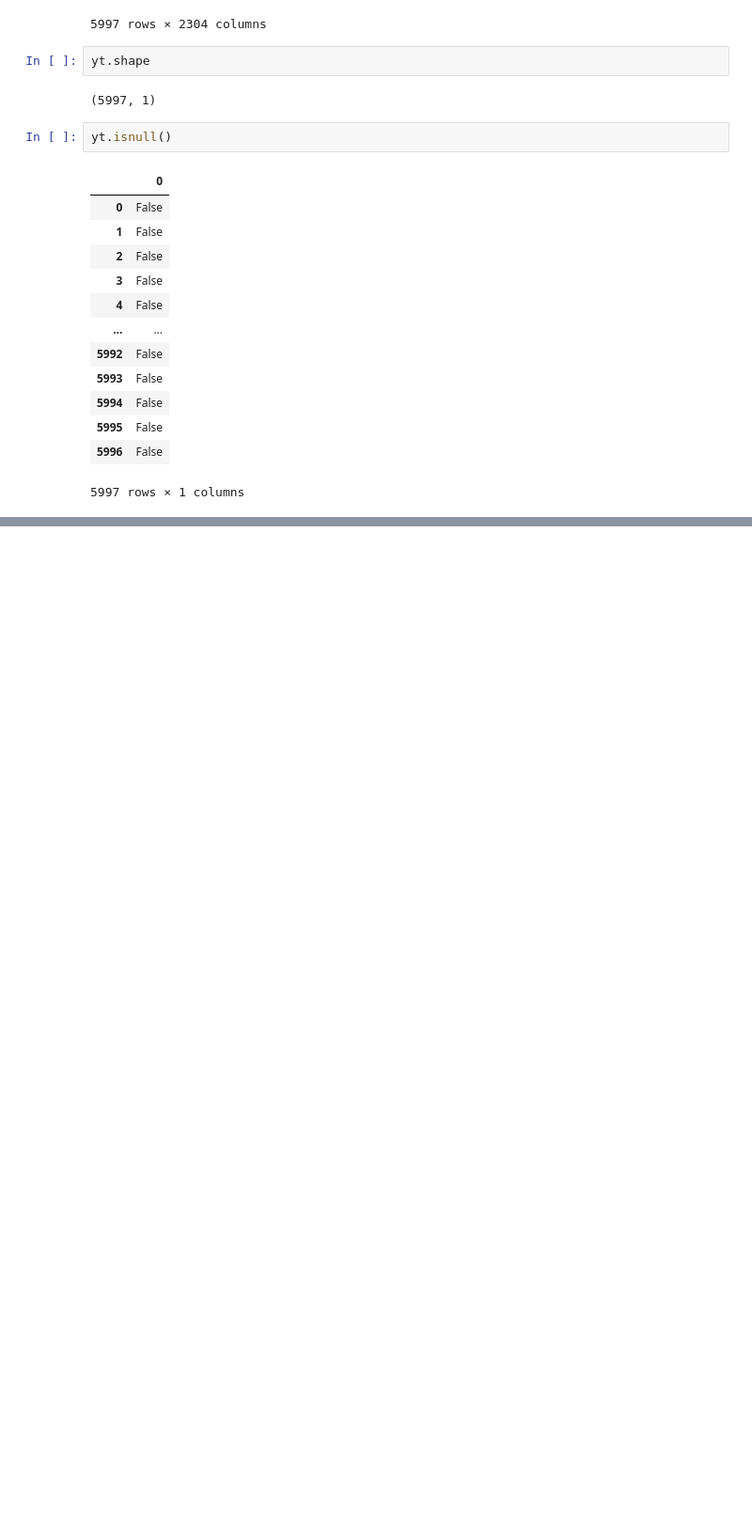
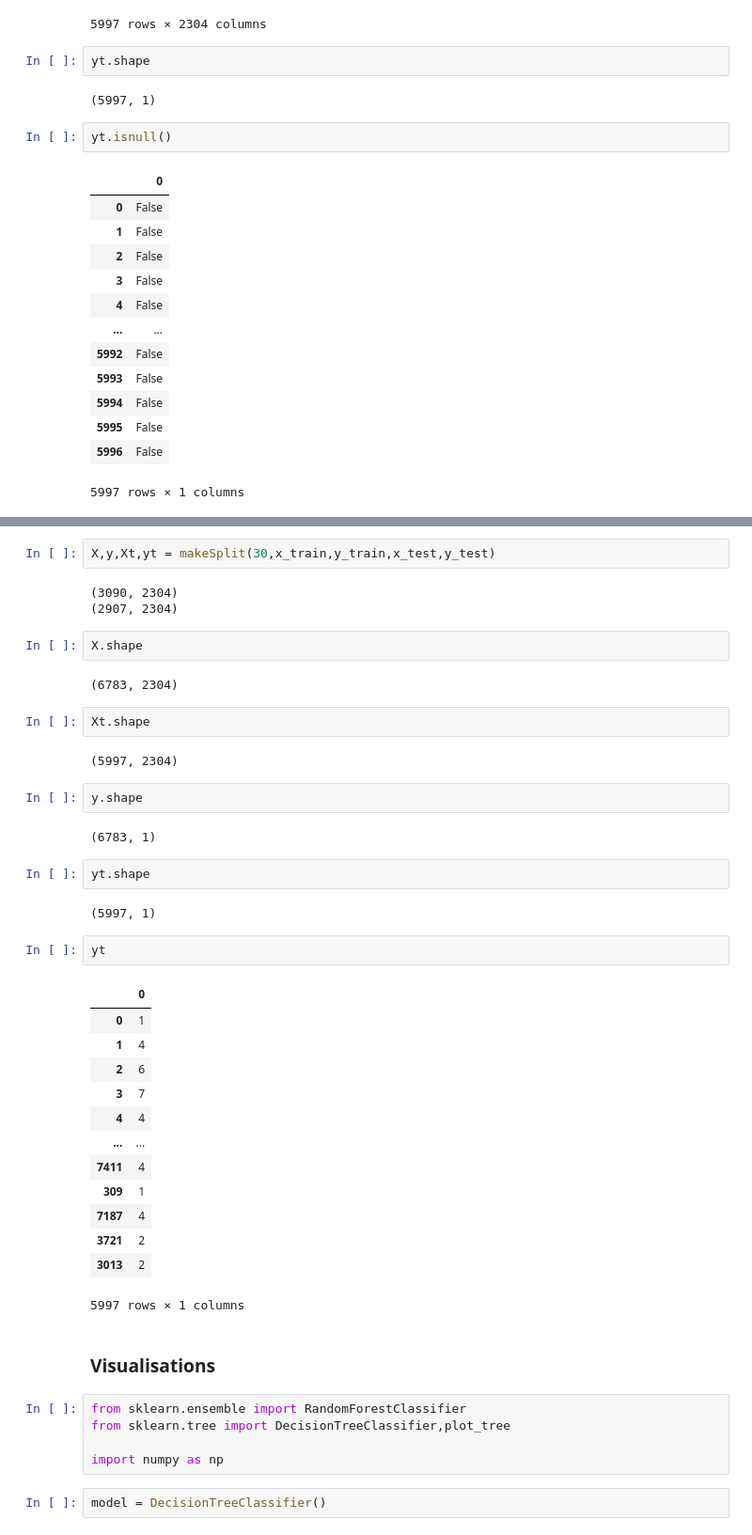
Before and after one commit to Suhail270/DMML_Part3, a Jupyter notebook: newDatasets.ipynb, the cells around one changed output, grey strips where cells are left out. Shown: that part at 94% size. Drawn from its saved outputs; the diff is of its cells as text; blank space fills up the shorter version.

```diff
--- a/newDatasets.ipynb
+++ b/newDatasets.ipynb
@@ -592,0 +610,46 @@ yt.isnull()
+# %%
+X,y,Xt,yt = makeSplit(30,x_train,y_train,x_test,y_test)
+# %% [output]
+(3090, 2304)
+(2907, 2304)
+# %%
+X.shape
+# %% [output]
+(6783, 2304)
+# %%
+Xt.shape
+# %% [output]
+(5997, 2304)
+# %%
+y.shape
+# %% [output]
+(6783, 1)
+# %%
+yt.shape
+# %% [output]
+(5997, 1)
+# %%
+yt
+# %% [output]
+|  | 0 |
+| 0 | 1 |
+| 1 | 4 |
+| 2 | 6 |
+| 3 | 7 |
+| 4 | 4 |
+| ... | ... |
+| 7411 | 4 |
+| 309 | 1 |
+| 7187 | 4 |
+| 3721 | 2 |
+| 3013 | 2 |
+5997 rows × 1 columns
+# %% [markdown]
+### Visualisations
+# %%
+from sklearn.ensemble import RandomForestClassifier
+from sklearn.tree import DecisionTreeClassifier,plot_tree
+
+import numpy as np
+# %%
+model = DecisionTreeClassifier()
```
Also changed, not shown: parts of 6 cells of this notebook.
